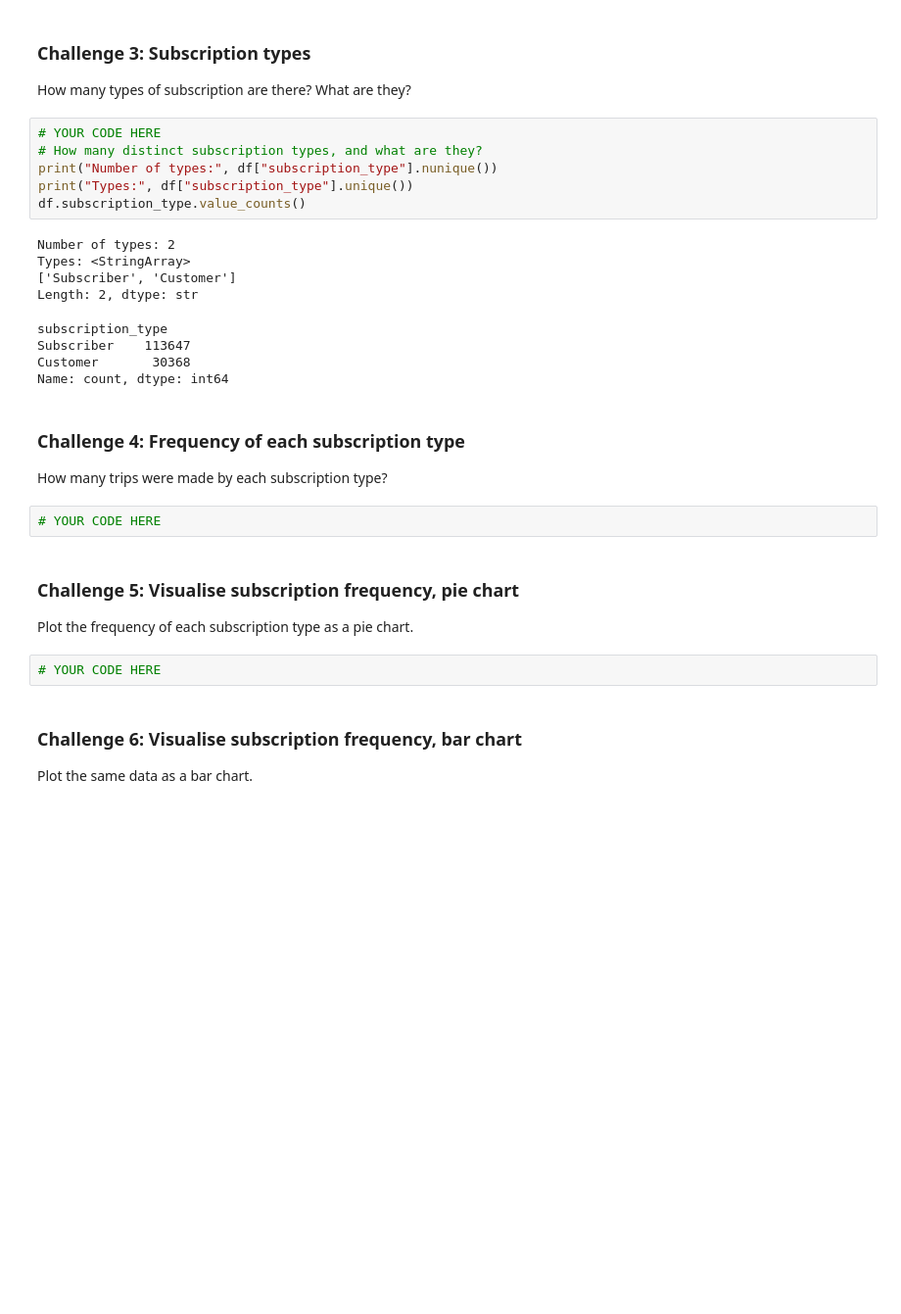
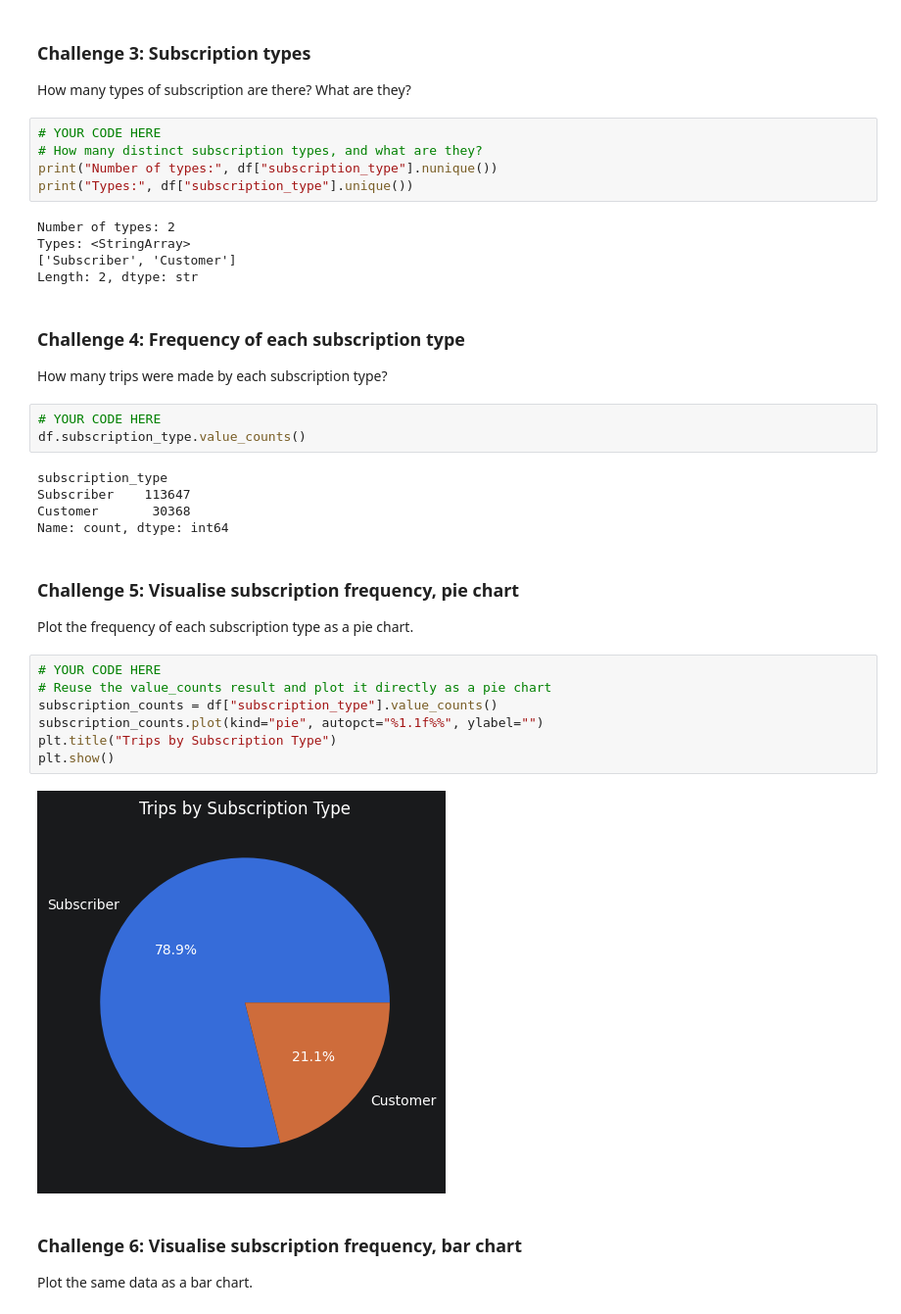
Before and after one commit to knoellouis/ds-pandas-numpy, a Jupyter notebook: 1_Pandas/05_Even_More_Pandas_Practice.ipynb, the cells around one changed output. Shown at 98% size. Saved outputs shown, nothing was run; the diff lists cells and outputs as text; blank space fills up the shorter version.

```diff
--- a/1_Pandas/05_Even_More_Pandas_Practice.ipynb
+++ b/1_Pandas/05_Even_More_Pandas_Practice.ipynb
@@ -70,28 +70,36 @@ How many types of subscription are there? What are they?
 # How many distinct subscription types, and what are they?
 print("Number of types:", df["subscription_type"].nunique())
 print("Types:", df["subscription_type"].unique())
-df.subscription_type.value_counts()
 # %% [output]
 Number of types: 2
 Types: <StringArray>
 ['Subscriber', 'Customer']
 Length: 2, dtype: str
-subscription_type
-Subscriber    113647
-Customer       30368
-Name: count, dtype: int64
 # %% [markdown]
 ### Challenge 4: Frequency of each subscription type
 
 How many trips were made by each subscription type?
 # %%
 # YOUR CODE HERE
+df.subscription_type.value_counts()
+# %% [output]
+subscription_type
+Subscriber    113647
+Customer       30368
+Name: count, dtype: int64
 # %% [markdown]
 ### Challenge 5: Visualise subscription frequency, pie chart
 
 Plot the frequency of each subscription type as a pie chart.
 # %%
 # YOUR CODE HERE
+# Reuse the value_counts result and plot it directly as a pie chart
+subscription_counts = df["subscription_type"].value_counts()
+subscription_counts.plot(kind="pie", autopct="%1.1f%%", ylabel="")
+plt.title("Trips by Subscription Type")
+plt.show()
+# %% [output]
+[figure, added]
 # %% [markdown]
 ### Challenge 6: Visualise subscription frequency, bar chart
 
```
Also changed, not shown: parts of 9 cells of this notebook, 1 other file.
